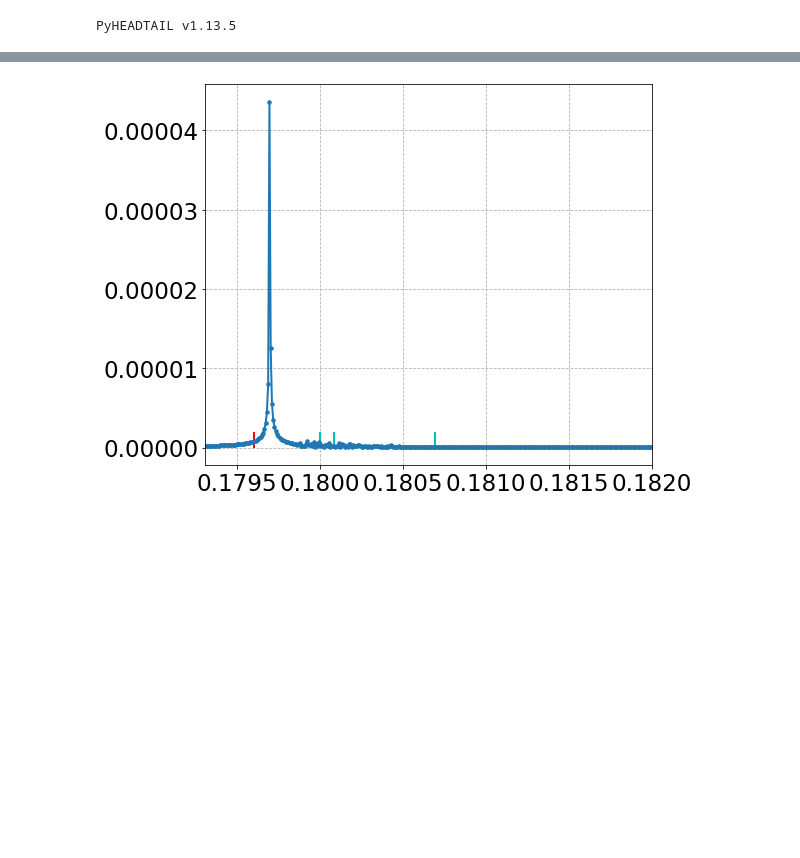
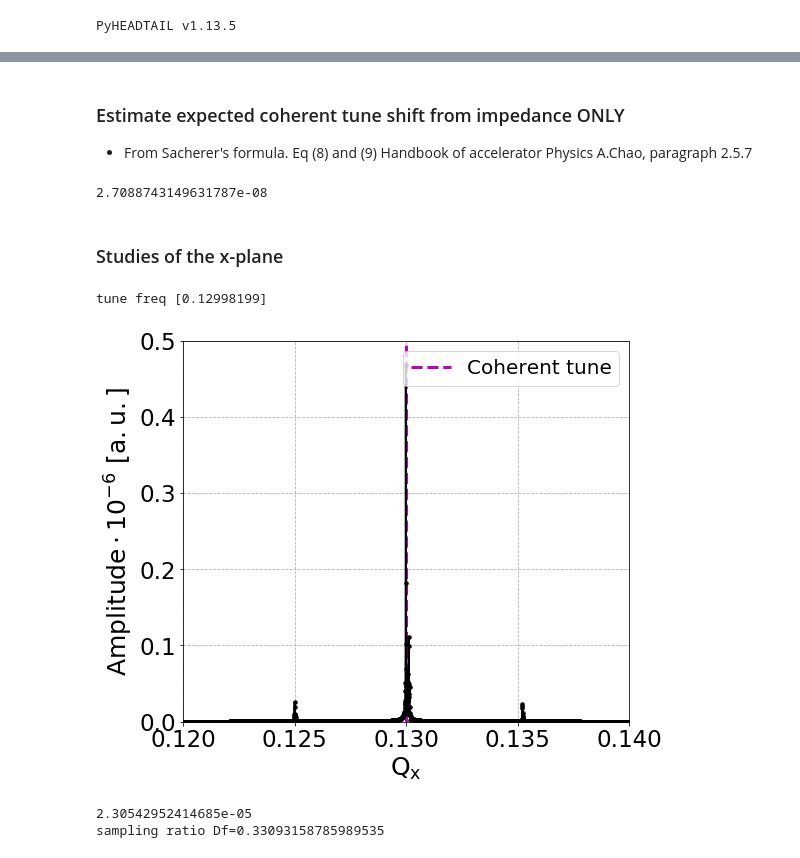
Before and after one commit to natriant/cc_rf_noise_pyheadtail, a Jupyter notebook: post_process_analysis/job007a_SchottkyNoiseAnalysis_onBunchCentroid-1study.ipynb, the cells around one changed output, grey strips where cells are left out. Saved outputs shown, nothing was run; the diff lists cells and outputs as text; code cells hidden in the pictures; blank space fills up the shorter version.

```diff
--- a/post_process_analysis/job007a_SchottkyNoiseAnalysis_onBunchCentroid-1study.ipynb
+++ b/post_process_analysis/job007a_SchottkyNoiseAnalysis_onBunchCentroid-1study.ipynb
@@ -251,13 +252,3 @@ if savefig:
-# %%
-plt.plot(freq[:n//2], np.abs(fft[:n//2]*1/n), '.-')
-
-plt.vlines(0.18, 0, 0.000002, color='c')
-plt.vlines(0.18+rms_expected_DQ, 0, 0.000002, color='c')
-plt.vlines(0.18+np.max(expected_DQ), 0, 0.000002, color='c')
-plt.vlines(0.18-4e-4 , 0, 0.000002, color='r')
-
-plt.xlim(0.18-np.max(expected_DQ),0.182)
-#plt.ylim(0,0.00001)
-plt.grid(linestyle='--')
-# %% [output]
-[figure, removed]
+# %% [markdown]
+### Estimate expected coherent tune shift from impedance ONLY
+- From Sacherer's formula. Eq (8) and (9) Handbook of accelerator Physics A.Chao, paragraph 2.5.7
@@ -263,0 +300,56 @@ plt.grid(linestyle='--')
+# %%
+dampingRate
+# %% [output]
+2.7088743149631787e-08
+# %% [markdown]
+### Studies of the x-plane
+# %%
+fft = np.fft.fft(meanX)
+n = meanY.size
+freq = np.fft.fftfreq(n)
+# %%
+fig, ax = plt.subplots()
+
+ax.plot(freq[:n//2], 1e6*np.abs(fft[:n//2]*1/n), '.-', c='k')
+
+# cmpt tune, as the frequency that corresponds to the max amplitude of the fft
+a = np.abs(fft[:n//2])
+tune_freq=find_tune(a)
+print(f'tune freq {freq[:n//2][tune_freq]}')
+
+
+ax.vlines(freq[:n//2][tune_freq], 0, 0.5, lw=3, ls='--', color='m', label='Coherent tune')
+
+# styling
+ax.set_xlim(0.12,0.14)
+ax.set_ylim(0, 0.5)
+
+ax.set_xlabel(r'$\mathrm{Q_x}$')
+ax.set_ylabel(r'$\mathrm{Amplitude \cdot 10^{-6} \ [a.u.]}$')
+ax.grid(linestyle='dashed')
+
+ax.legend(loc=1)
+
+savefig=False
+if savefig:
+    plt.savefig(f'./output/fft_Qx_{study_name}_linear.png', bbox_inches='tight')
+# %% [output]
+tune freq [0.12998199]
+[figure, added]
+# %%
+time = np.arange(int(n_turns))/frev # convert from turns to time
+Dt = time[1]-time[0] # sampling (s)
+print(Dt)
+
+# freq = np.linspace(0, N/time[-1], N)  # [0, 2frev]
+freq_psd = np.fft.fftfreq(int(n_turns), Dt) # [-frev/2, frev/2]
+Df = freq_psd[1]-freq_psd[0]
+
+print('sampling ratio Df={}'.format(Df))
+
+#### To obtain a more precise value of PSD, we use the average of 10000 FFTs
+dft_1 = np.abs(fft)**2
+PSD_1 = dft_1/(Df*(n_turns/2)**2) # power spectral density
+# %% [output]
+2.30542952414685e-05
+sampling ratio Df=0.33093158785989535
```
Also changed, not shown: parts of 16 cells of this notebook, 9 other files.
